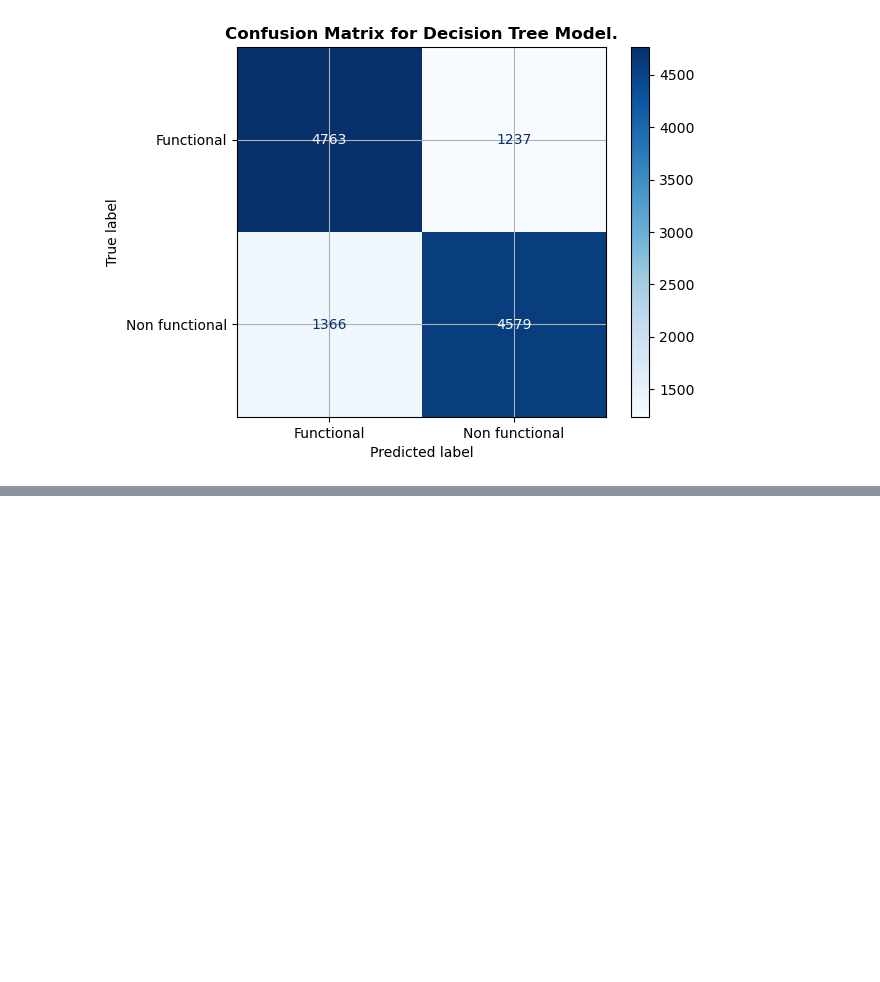
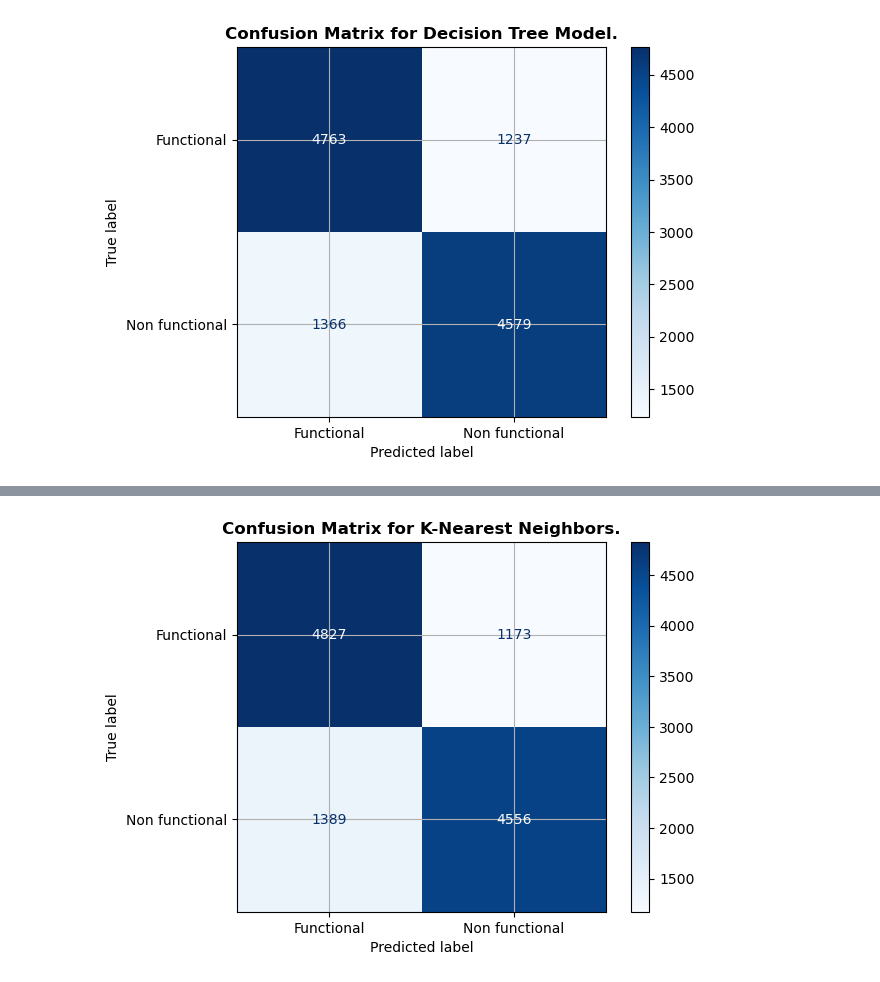
Before and after one commit to PaulMuniu/Tanzania_Water_Wells_Model, a Jupyter notebook: Tanzania_wells.ipynb, the cells around one changed output, grey strips where cells are left out. Saved outputs shown, nothing was run; the diff lists cells and outputs as text; code cells hidden in the pictures; blank space fills up the shorter version.

```diff
--- a/Tanzania_wells.ipynb
+++ b/Tanzania_wells.ipynb
@@ -944,0 +1014,16 @@ display_confusion_matrix(tree_cm, tree_clf , title='Confusion Matrix for Decisio
+# %%
+
+# Train the model
+knn_clf = KNeighborsClassifier()
+knn_clf.fit(X_train, y_train)
+
+# Predictions
+y_pred_knn = knn_clf.predict(X_test)
+
+
+# Evaluate the model
+knn_accuracy = accuracy_score(y_test, y_pred_knn)
+knn_report = classification_report(y_test, y_pred_knn, target_names=label_mapping.values())
+
+print(f"K-Nearest Neighbors Model Accuracy: {(knn_accuracy)*100}")
+print("Classification Report:\n", knn_report)
@@ -944,0 +1041,6 @@ display_confusion_matrix(tree_cm, tree_clf , title='Confusion Matrix for Decisio
+# %%
+# Generate a confusion Matrix
+knn_cm = confusion_matrix(y_test, y_pred_knn)
+display_confusion_matrix(knn_cm, knn_clf , title='Confusion Matrix for K-Nearest Neighbors.')
+# %% [output]
+[figure, added]
```
Also changed, not shown: parts of 11 cells of this notebook.
